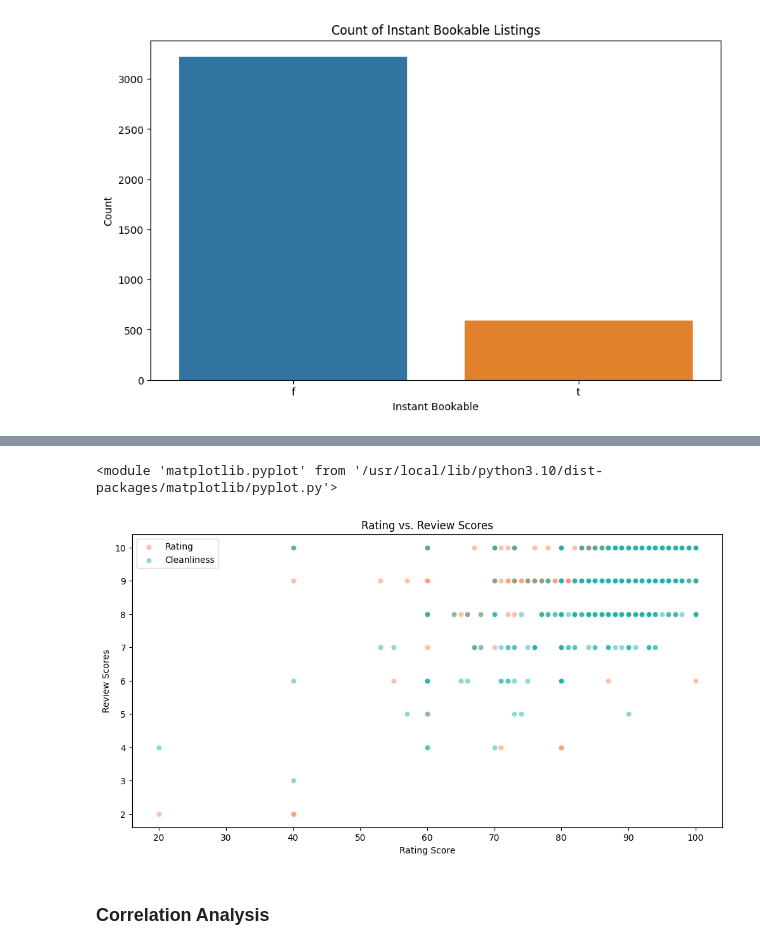
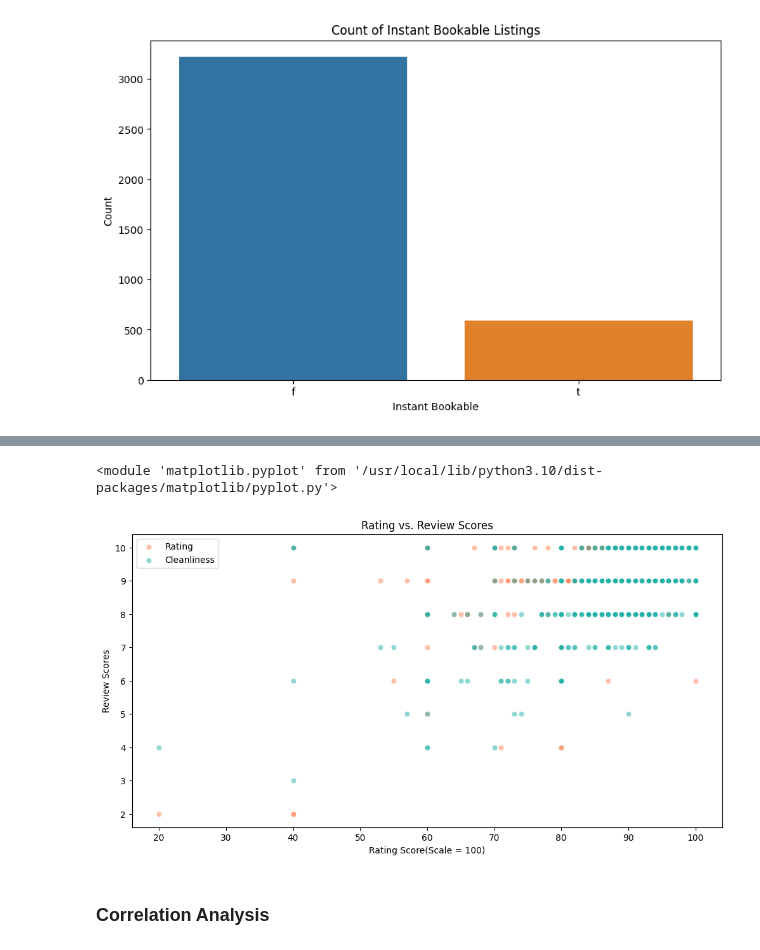
Before and after one commit to satyakipal99/Coding-Samurai-Internship-Data-Science, a Jupyter notebook: EDA_on_AirBnb_Listings_Coding_Samurai_Project_1.ipynb, the cells around one changed output, grey strips where cells are left out. Cells and saved outputs as stored; diff of their text form; code cells hidden in the pictures.

```diff
--- a/EDA_on_AirBnb_Listings_Coding_Samurai_Project_1.ipynb
+++ b/EDA_on_AirBnb_Listings_Coding_Samurai_Project_1.ipynb
@@ -286,18 +286,18 @@ plt.show()
 # %%
 # Set the figure size
 plt.figure(figsize=(12, 6))
 
 # Create scatter plots for number of reviews vs. review scores
 sns.scatterplot(data=li, x='review_scores_rating', y='review_scores_communication', alpha=0.5, color='coral', label='Rating')
 sns.scatterplot(data=li, x='review_scores_rating', y='review_scores_cleanliness', alpha=0.5, color='lightseagreen', label='Cleanliness')
-plt.xlabel('Rating Score')
+plt.xlabel('Rating Score(Scale = 100)')
 plt.ylabel('Review Scores')
 plt.title('Rating vs. Review Scores')
 plt.legend()
 plt
 # %% [output]
 <module 'matplotlib.pyplot' from '/usr/local/lib/python3.10/dist-packages/matplotlib/pyplot.py'>
-[figure, old version]
+[figure, new version]
 # %% [markdown]
 ### Correlation Analysis
 # %%
```
Also changed, not shown: parts of 2 cells of this notebook.
